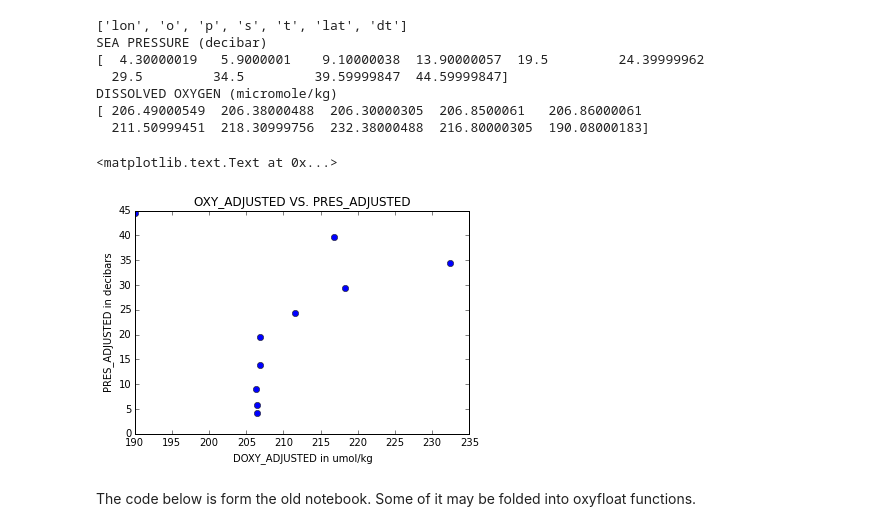
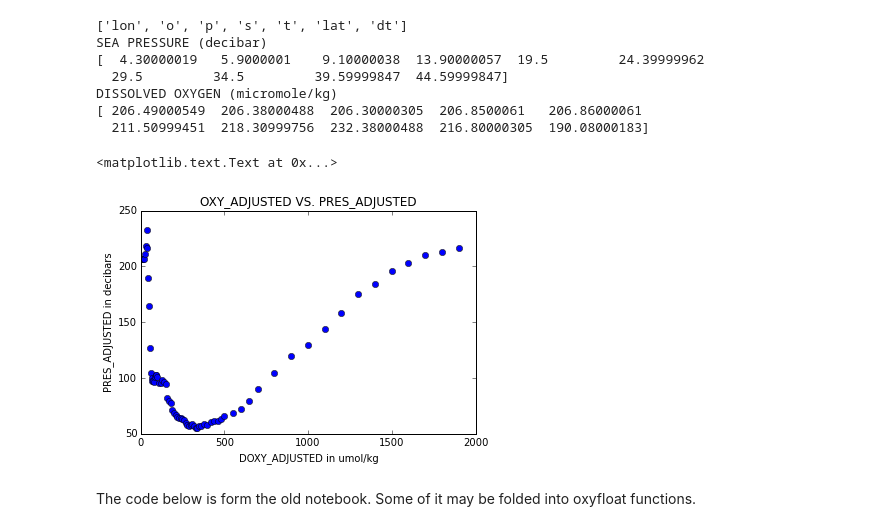
Before and after one commit to josejramirez/Summer-2015-Project, a Jupyter notebook: o2_data_correction.ipynb, the cells around one changed output. Cells and saved outputs as stored; diff of their text form; code cells hidden in the pictures.

Commit message:
Plotting for all the values, not just the first 10

```diff
--- a/o2_data_correction.ipynb
+++ b/o2_data_correction.ipynb
@@ -40,13 +40,13 @@ DISSOLVED OXYGEN (micromole/kg)
 [ 206.49000549  206.38000488  206.30000305  206.8500061   206.86000061
   211.50999451  218.30999756  232.38000488  216.80000305  190.08000183]
 # %%
-plot(d['o'][1][:10] , d['p'][1][:10] , 'o')
+plot(d['p'][1][:] , d['o'][1][:] , 'o')
 title('OXY_ADJUSTED VS. PRES_ADJUSTED')
 xlabel('DOXY_ADJUSTED in umol/kg')
 ylabel('PRES_ADJUSTED in decibars')
 # %% [output]
 <matplotlib.text.Text at 0x...>
-[figure, old version]
+[figure, new version]
 # %% [markdown]
 The code below is form the old notebook. Some of it may be folded into oxyfloat functions.
 # %%
```
